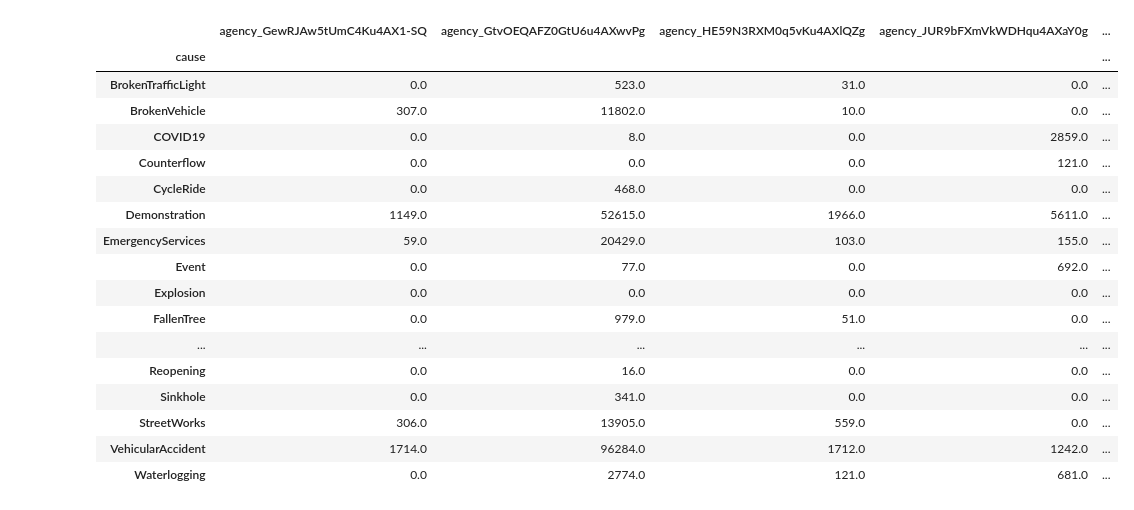
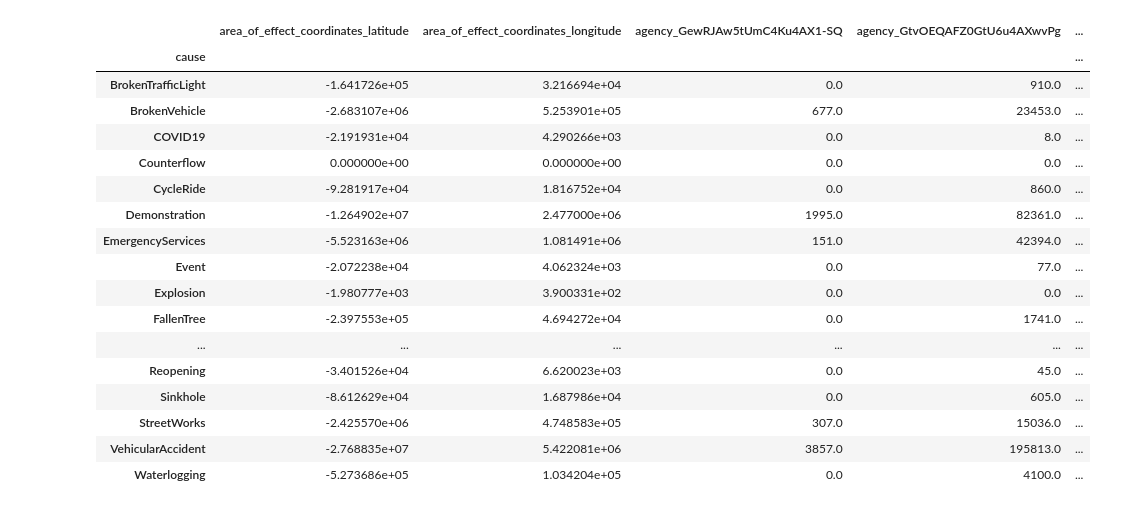
Before and after one commit to ComMutants/Capstone-WIMT, a Jupyter notebook: notebooks/CHRIS_EDA.ipynb, the cells around one changed output. Cells and saved outputs as stored; diff of their text form; code cells hidden in the pictures.

```diff
--- a/notebooks/CHRIS_EDA.ipynb
+++ b/notebooks/CHRIS_EDA.ipynb
@@ -18,6 +18,2 @@ export_df["event_timestamp"]=pd.to_datetime(export_df["event_timestamp"]*1000, u
 # %%
-export_df["notif_viewed_ontime"]=list(map(lambda x,y,z: '' if x=="notification_received" else (1 if y < z else 0), export_df["event_name"], export_df["event_timestamp"],export_df["closed_at"])) #1 if the user view it on time  0 if not  and null if hasnt yet seen it
+export_df["notif_viewed_ontime"]=list(map(lambda x,y,z: np.nan if x=="notification_received" else (1 if y < z else 0), export_df["event_name"], export_df["event_timestamp"],export_df["closed_at"])) #1 if the user view it on time  0 if not  and null if hasnt yet seen it
-# %%
-export_df['notif_reaction'] = np.where(export_df["notif_viewed_ontime"] == '', 0, 1) #0 if no reaction 1 if have reacted
-export_df.drop(export_df[export_df.notif_viewed_ontime ==''].index , inplace=True)
-export_df.reset_index(drop=True, inplace=True)
@@ -24,13 +24,19 @@ export_df.reset_index(drop=True, inplace=True)
+# %%
+
+export_df.dropna ( subset=['notif_viewed_ontime'], inplace=True)
+export_df.reset_index(drop=True, inplace=True)
+export_df["notif_viewed_ontime"]=export_df["notif_viewed_ontime"].astype(int)
 # %%
 export_df["reaction_time"]=list(map(lambda x,y,z,w: y-z
 if (x==1 and y>z) else (y-w if (x==1 and y>w) else 0),
 export_df["notif_viewed_ontime"],export_df["event_timestamp"],export_df["published_at"],export_df["created_at"]))
 # %%
-active_df=export_df[export_df["notif_viewed_ontime"]==1].reset_index(drop=True)
-unactive_df=export_df[export_df["notif_viewed_ontime"]==0].reset_index(drop=True)
-active_df.drop('notif_viewed_ontime', axis=1, inplace=True)
-unactive_df.drop('notif_viewed_ontime', axis=1, inplace=True)
-pd.set_option('display.max_columns', None)
-unactive_df
+active_df=export_df
+#active_df=export_df[export_df["notif_viewed_ontime"]==1].reset_index(drop=True)
+#unactive_df=export_df[export_df["notif_viewed_ontime"]==0].reset_index(drop=True)
+#active_df.drop('notif_viewed_ontime', axis=1, inplace=True)
+#unactive_df.drop('notif_viewed_ontime', axis=1, inplace=True)
+#pd.set_option('display.max_columns', None)
+active_df
 # %% [output]
 |  | event_timestamp | event_name | user_id | document_id | surrogate_id | created_at | published_at | closed_at | ... |
@@ -126,29 +133,29 @@ gpbyincident2.describe()
 # %%
 gpbycause= active_df.groupby( by= ['cause'])
-#gpbyincident= export_df.groupby( by= ['document_id', 'description','cause', 'effect'])
 gpbycause2=gpbycause.sum()
 gpbycause2['count'] = gpbycause.size()
 gpbycause2['opened_rate'] = gpbycause2['opened']/gpbycause2['count']
+gpbycause2['ontime_activity_rate'] = gpbycause2["notif_viewed_ontime"]/gpbycause2['count']
 gpbycause2
 # %% [output]
-|  | agency_GewRJAw5tUmC4Ku4AX1-SQ | agency_GtvOEQAFZ0GtU6u4AXwvPg | agency_HE59N3RXM0q5vKu4AXlQZg | agency_JUR9bFXmVkWDHqu4AXaY0g | ... |
+|  | area_of_effect_coordinates_latitude | area_of_effect_coordinates_longitude | agency_GewRJAw5tUmC4Ku4AX1-SQ | agency_GtvOEQAFZ0GtU6u4AXwvPg | ... |
 | cause |  |  |  |  | ... |
-| BrokenTrafficLight | 0.0 | 523.0 | 31.0 | 0.0 | ... |
-| BrokenVehicle | 307.0 | 11802.0 | 10.0 | 0.0 | ... |
-| COVID19 | 0.0 | 8.0 | 0.0 | 2859.0 | ... |
-| Counterflow | 0.0 | 0.0 | 0.0 | 121.0 | ... |
-| CycleRide | 0.0 | 468.0 | 0.0 | 0.0 | ... |
-| Demonstration | 1149.0 | 52615.0 | 1966.0 | 5611.0 | ... |
-| EmergencyServices | 59.0 | 20429.0 | 103.0 | 155.0 | ... |
-| Event | 0.0 | 77.0 | 0.0 | 692.0 | ... |
-| Explosion | 0.0 | 0.0 | 0.0 | 0.0 | ... |
-| FallenTree | 0.0 | 979.0 | 51.0 | 0.0 | ... |
+| BrokenTrafficLight | -1.641726e+05 | 3.216694e+04 | 0.0 | 910.0 | ... |
+| BrokenVehicle | -2.683107e+06 | 5.253901e+05 | 677.0 | 23453.0 | ... |
+| COVID19 | -2.191931e+04 | 4.290266e+03 | 0.0 | 8.0 | ... |
+| Counterflow | 0.000000e+00 | 0.000000e+00 | 0.0 | 0.0 | ... |
+| CycleRide | -9.281917e+04 | 1.816752e+04 | 0.0 | 860.0 | ... |
+| Demonstration | -1.264902e+07 | 2.477000e+06 | 1995.0 | 82361.0 | ... |
+| EmergencyServices | -5.523163e+06 | 1.081491e+06 | 151.0 | 42394.0 | ... |
+| Event | -2.072238e+04 | 4.062324e+03 | 0.0 | 77.0 | ... |
+| Explosion | -1.980777e+03 | 3.900331e+02 | 0.0 | 0.0 | ... |
+| FallenTree | -2.397553e+05 | 4.694272e+04 | 0.0 | 1741.0 | ... |
 | ... | ... | ... | ... | ... | ... |
-| Reopening | 0.0 | 16.0 | 0.0 | 0.0 | ... |
-| Sinkhole | 0.0 | 341.0 | 0.0 | 0.0 | ... |
-| StreetWorks | 306.0 | 13905.0 | 559.0 | 0.0 | ... |
-| VehicularAccident | 1714.0 | 96284.0 | 1712.0 | 1242.0 | ... |
-| Waterlogging | 0.0 | 2774.0 | 121.0 | 681.0 | ... |
+| Reopening | -3.401526e+04 | 6.620023e+03 | 0.0 | 45.0 | ... |
+| Sinkhole | -8.612629e+04 | 1.687986e+04 | 0.0 | 605.0 | ... |
+| StreetWorks | -2.425570e+06 | 4.748583e+05 | 307.0 | 15036.0 | ... |
+| VehicularAccident | -2.768835e+07 | 5.422081e+06 | 3857.0 | 195813.0 | ... |
+| Waterlogging | -5.273686e+05 | 1.034204e+05 | 0.0 | 4100.0 | ... |
 # %%
 gpbyincident2.describe()
 # %% [output]
```
Also changed, not shown: parts of 18 cells of this notebook.
